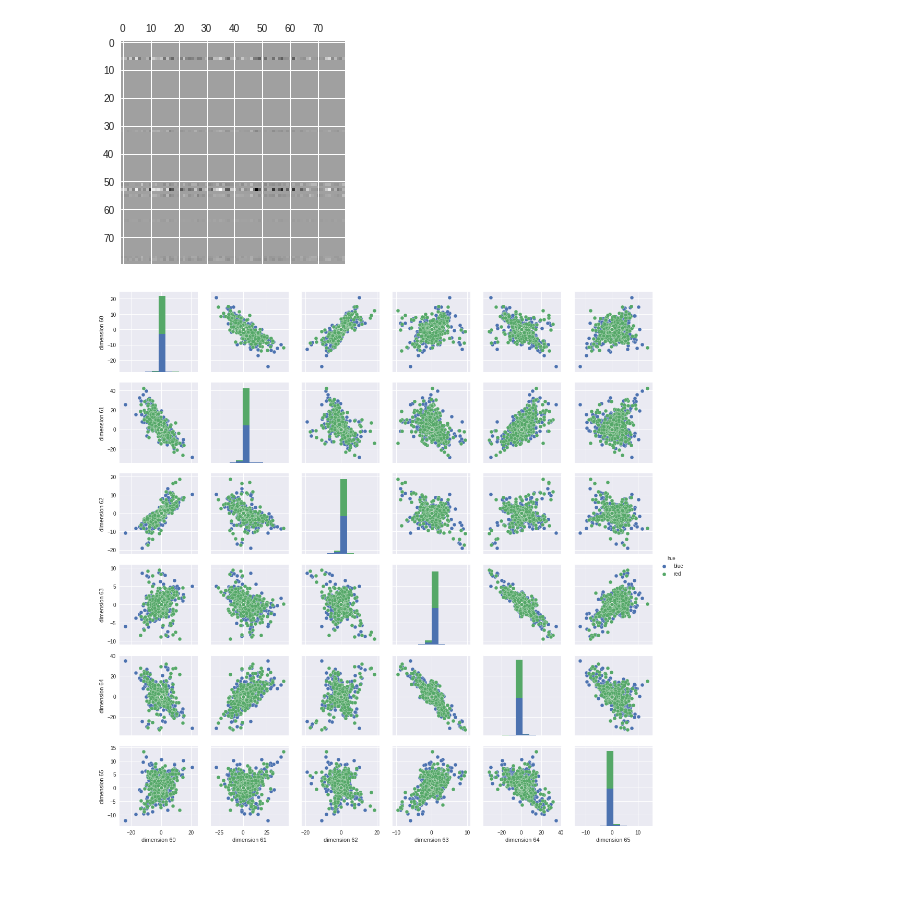
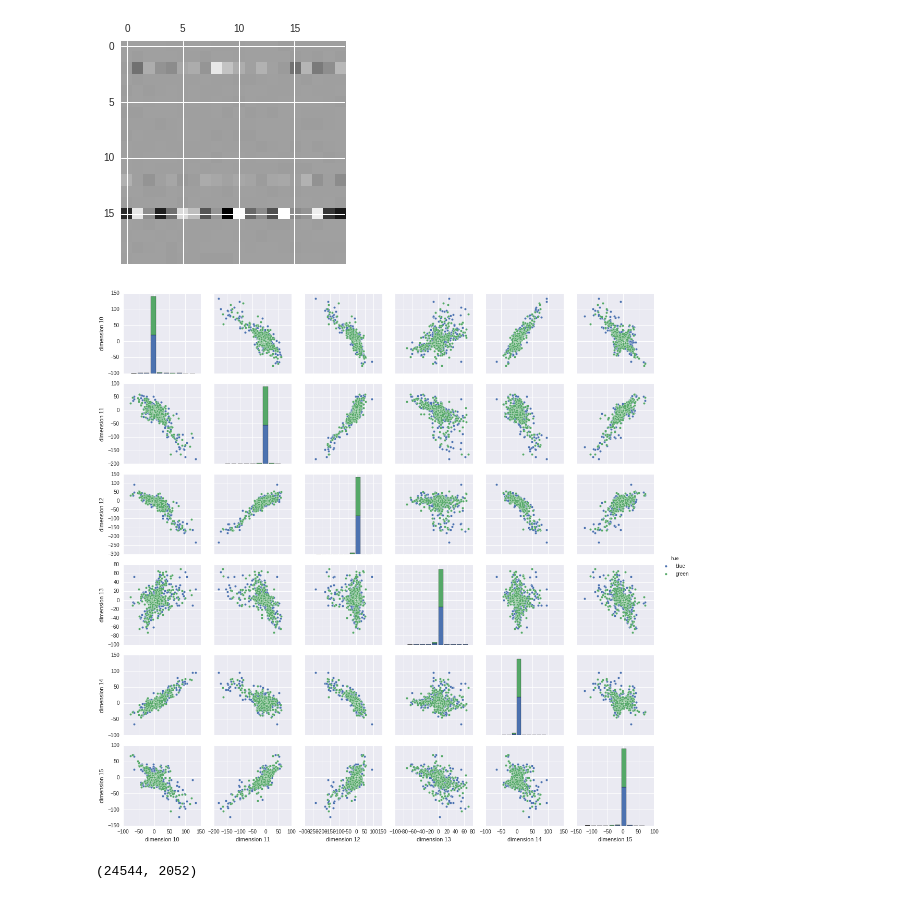
Before and after one commit to ludakas/EdInteligence_human_or_machine, a Jupyter notebook: 10EpochsResults.ipynb, the cells around one changed output. Cells and saved outputs as stored; diff of their text form; code cells hidden in the pictures.

```diff
--- a/10EpochsResults.ipynb
+++ b/10EpochsResults.ipynb
@@ -13,7 +14,7 @@ sns.set()
 class File2DocSpace(Doc2Vec):
 
     def __init__(self, file_name, epochs=1, size=80,
-                 window=3,
+                 window=4,
                  min_count=2, workers=1,
                  alpha=0.5, min_alpha=0.025, batch_words=30,
                  train= True):
@@ -24,10 +25,10 @@ class File2DocSpace(Doc2Vec):
         self.dim = size
         # for scatter plot matrix functionality
         self.hues = pd.Series(self.y).map(lambda x: "blue" if x is 0 else "green")
-        super(File2DocSpace, self).__init__(self.D, size=80,
-                                            window=3,
-                                            min_count=2, workers=1,alpha=0.5,
-                                            min_alpha=0.025, batch_words=30)
+        super(File2DocSpace, self).__init__(self.D, size=size,
+                                            window=window,
+                                            min_count=min_count, workers=workers,alpha=alpha,
+                                            min_alpha=min_alpha, batch_words=batch_words)
         if train:
             self.train2()
             self.X = np.asarray(self.docvecs)
@@ -88,9 +89,9 @@ class File2DocSpace(Doc2Vec):
             print "epoch: ", epoch
             self.train(self.D)
             self.alpha -= 0.002  # decrease the learning rate
-            self.min_alpha = model.alpha  # fix the learning rate, no decay
+            self.min_alpha = self.alpha  # fix the learning rate, no decay
 # %%
-model = File2DocSpace("training_data.txt", epochs=10)
+model_word = File2DocSpace("training_data.txt", epochs=20, workers=4, size=20)
 # %% [output]
 epoch:  0
 epoch:  1
@@ -105,8 +121,8 @@ epoch:  9
 # %%
-model.visualize_vec_as_mat()
+model_word.visualize_vec_as_mat()
 # %% [output]
-[figure, old version]
+[figure, new version]
 # %%
-model.visualize_scatter_plot_mat()
+model_word.visualize_scatter_plot_mat()
 # %% [output]
-[figure, old version]
+[figure, new version]
@@ -112,0 +174,9 @@ model.visualize_scatter_plot_mat()
+# %%
+vect = TfidfVectorizer(min_df=0.001)
+mat = vect.fit_transform(data).toarray()
+print mat.shape
+
+pca = PCA(n_components=2052)
+mat2 = pca.fit_transform(mat)
+# %% [output]
+(24544, 2052)
```
Also changed, not shown: parts of 8 cells of this notebook, 2 other files.
